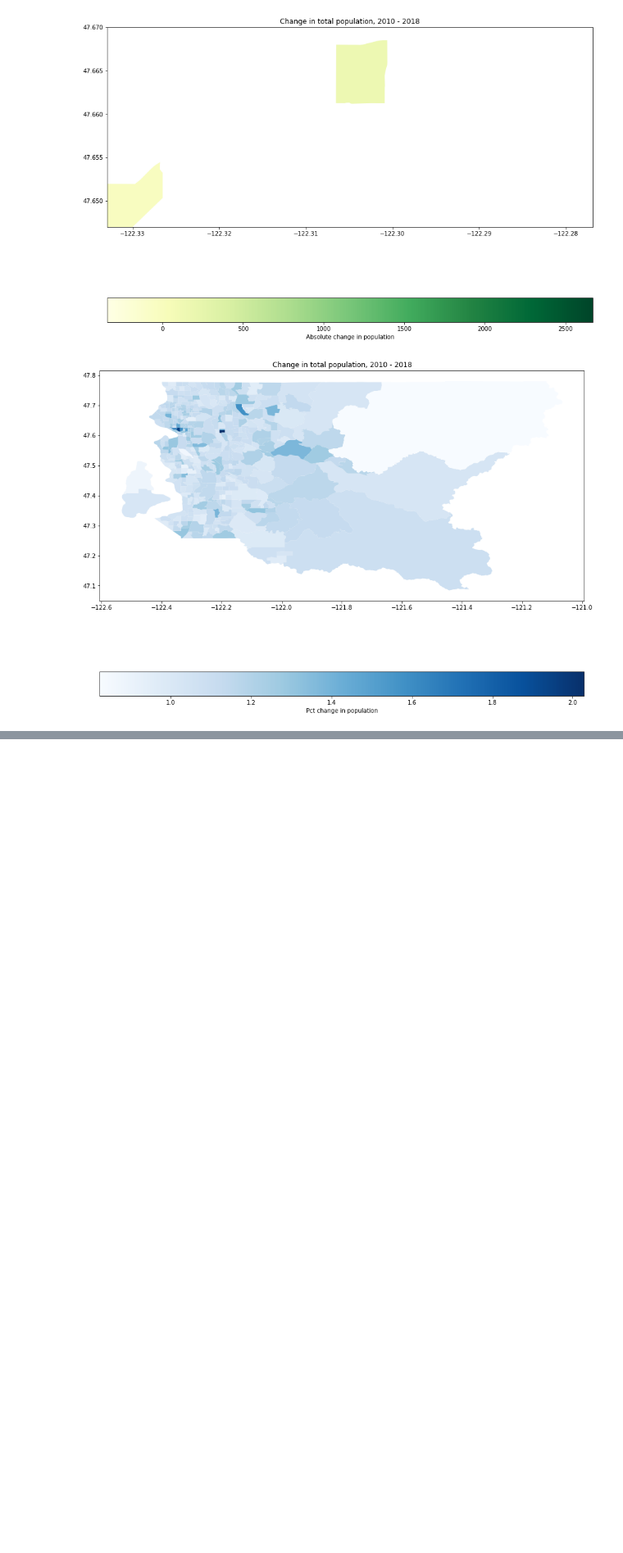
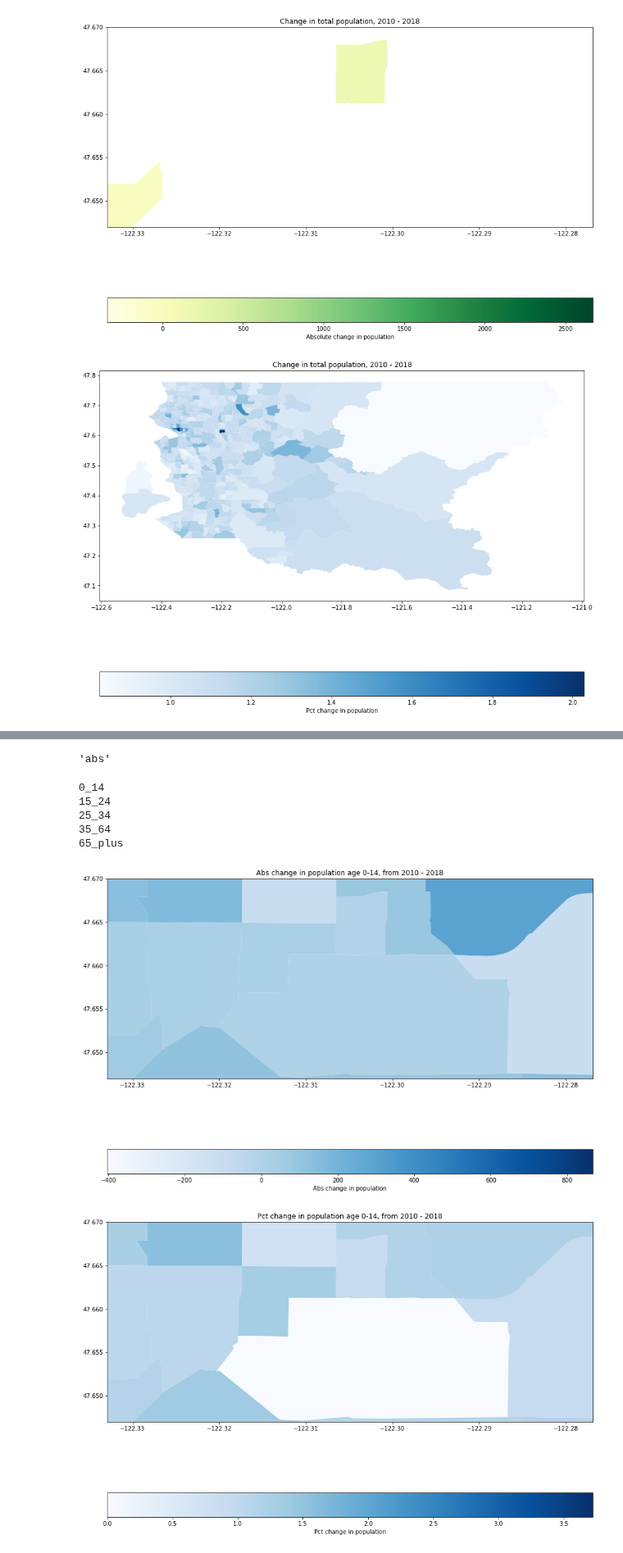
Before and after one commit to beatrixkh/explore_census_2020_dp, a Jupyter notebook: explore/checkout_population_characteristics/2020_05_14_quantify_2010_2018_population_change_WA.ipynb, the cells around one changed output, grey strips where cells are left out. Shown at 82% size. Saved outputs shown, nothing was run; the diff lists cells and outputs as text; code cells hidden in the pictures; blank space fills up the shorter version.

Commit message:
added viz for binned age groups

```diff
--- a/explore/checkout_population_characteristics/2020_05_14_quantify_2010_2018_population_change_WA.ipynb
+++ b/explore/checkout_population_characteristics/2020_05_14_quantify_2010_2018_population_change_WA.ipynb
@@ -216,0 +230,6 @@ df_long.to_csv('/home/j/Project/simulation_science/covid/data/census_data/2020_0
+# %%
+df_binned = df_long.groupby(['tract_geoid','grouping_var']).sum()
+# %%
+df_binned.reset_index(inplace=True)
+df_binned['pct_change'] = df_binned['acs'] / df_binned['decennial']
+df_binned['abs_change'] = df_binned['acs'] - df_binned['decennial']
@@ -251,0 +258,7 @@ Name: pct_change, Length: 398, dtype: float64
+# %%
+df_binned['key'] = df_binned.tract_geoid.astype(int)
+df_binned = df_binned.sort_values(by='key')
+# %%
+for i in df_binned.grouping_var.unique()[:-1].tolist():
+    shapes['pct_change' + i[3:]] = df_binned.loc[df_binned.grouping_var==i,'pct_change'].tolist()
+    shapes['abs_change' + i[3:]] = df_binned.loc[df_binned.grouping_var==i,'abs_change'].tolist()
@@ -308,0 +344,30 @@ plt.show()
+# %%
+'Abs'.lower()
+# %% [output]
+'abs'
+# %%
+groups = ['0_14', '15_24', '25_34', '35_64', '65_plus']
+
+for i in groups:
+    print(i)
+    for metric in ['Abs','Pct']:
+        fig, ax = plt.subplots(figsize = (15,15))
+
+        ax.set_xlim(-122.332927, -122.276884)
+        ax.set_ylim(47.647, 47.67)
+
+        plt.title(metric + ' change in population age ' + i.replace('_','-') +  ', from 2010 - 2018')
+
+        shapes.plot(ax=ax, column= metric.lower() + '_change_' + i, cmap = 'Blues',
+                    legend = True,
+                    legend_kwds={'label': metric + " change in population",'orientation': "horizontal"})
+        filename = 'UW_' + metric + '_change_in_pop_age_' + i + '_2010-2018.png'
+        plt.savefig('/home/j/temp/beatrixh/sim_science/outputs/WA_counts/' + filename)
+# %% [output]
+0_14
+15_24
+25_34
+35_64
+65_plus
+[figure, added]
+[figure, added]
```
Also changed, not shown: parts of 10 cells of this notebook.
